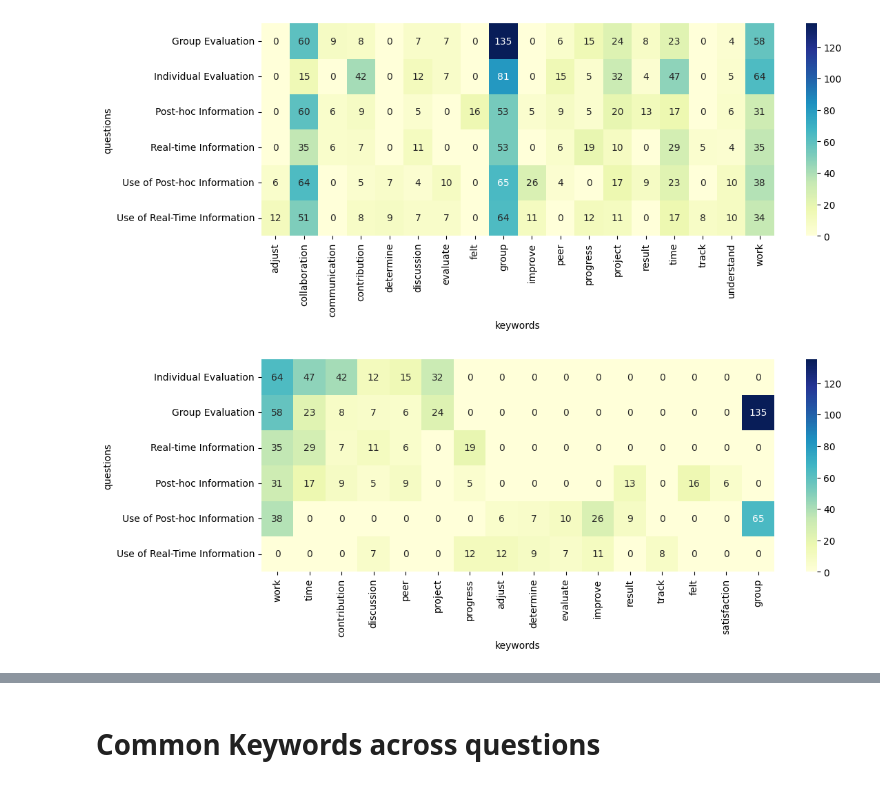
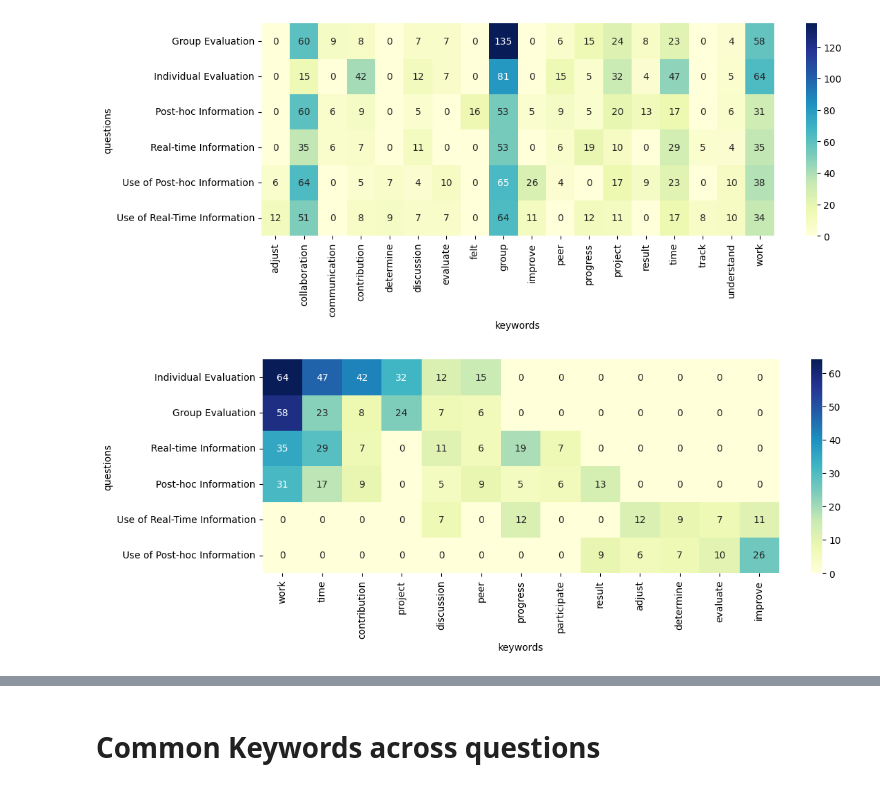
Before and after one commit to tiilt-lab/Blinc-collab-notebooks, a Jupyter notebook: Blinc_leverage_collaboration_To.ipynb, the cells around one changed output, grey strips where cells are left out. Cells and saved outputs as stored; diff of their text form; code cells hidden in the pictures.

```diff
--- a/Blinc_leverage_collaboration_To.ipynb
+++ b/Blinc_leverage_collaboration_To.ipynb
@@ -1171,11 +1171,11 @@ generate_correlation(data,['questions','keywords'],(12,4))
 # %%
 data = most_freq_words_across_questionsV2([[fd_51,'Individual Evaluation'],[fd_52,'Group Evaluation'],[fd_57,'Real-time Information'],
                                          [fd_55,'Use of Real-Time Information'],[fd_58,'Post-hoc Information'],[fd_59,'Use of Post-hoc Information']],
-                                        [['contribution','discussion','peer','project','time','work'],['contribution','discussion','group','peer','project','time','work'],
-                                         ['contribution','discussion','peer','progress','time','work'], ['adjust','evaluate','improve','determine','progress','discussion','track'],
-                                         ['contribution','discussion','felt','peer','progress','time','work','result','satisfaction'], ['adjust','evaluate','improve','determine','result','group','work']])
+                                        [['contribution','discussion','peer','project','time','work'],['contribution','discussion','peer','project','time','work'],
+                                         ['contribution','discussion','peer','progress','time','work','participate'], ['adjust','evaluate','improve','determine','progress','discussion'],
+                                         ['contribution','discussion','peer','progress','time','work','result','participate'], ['adjust','evaluate','improve','progress','determine','result']])
 df2 = create_data_frame(data,['questions','keywords'])
-generate_correlation(data,['questions','keywords'],(12,4),['Individual Evaluation','Group Evaluation','Real-time Information','Post-hoc Information','Use of Post-hoc Information','Use of Real-Time Information'],
-                     ['work','time','contribution','discussion','peer','project','progress','adjust','determine','evaluate','improve','result','track','felt','satisfaction','group'])
+generate_correlation(data,['questions','keywords'],(12,4),['Individual Evaluation','Group Evaluation','Real-time Information','Post-hoc Information','Use of Real-Time Information','Use of Post-hoc Information'],
+                     ['work','time','contribution','project','discussion','peer','progress','participate','result','adjust','determine','evaluate','improve'])
 # %% [output]
-[figure, old version]
+[figure, new version]
```
Also changed, not shown: parts of 8 cells of this notebook.
